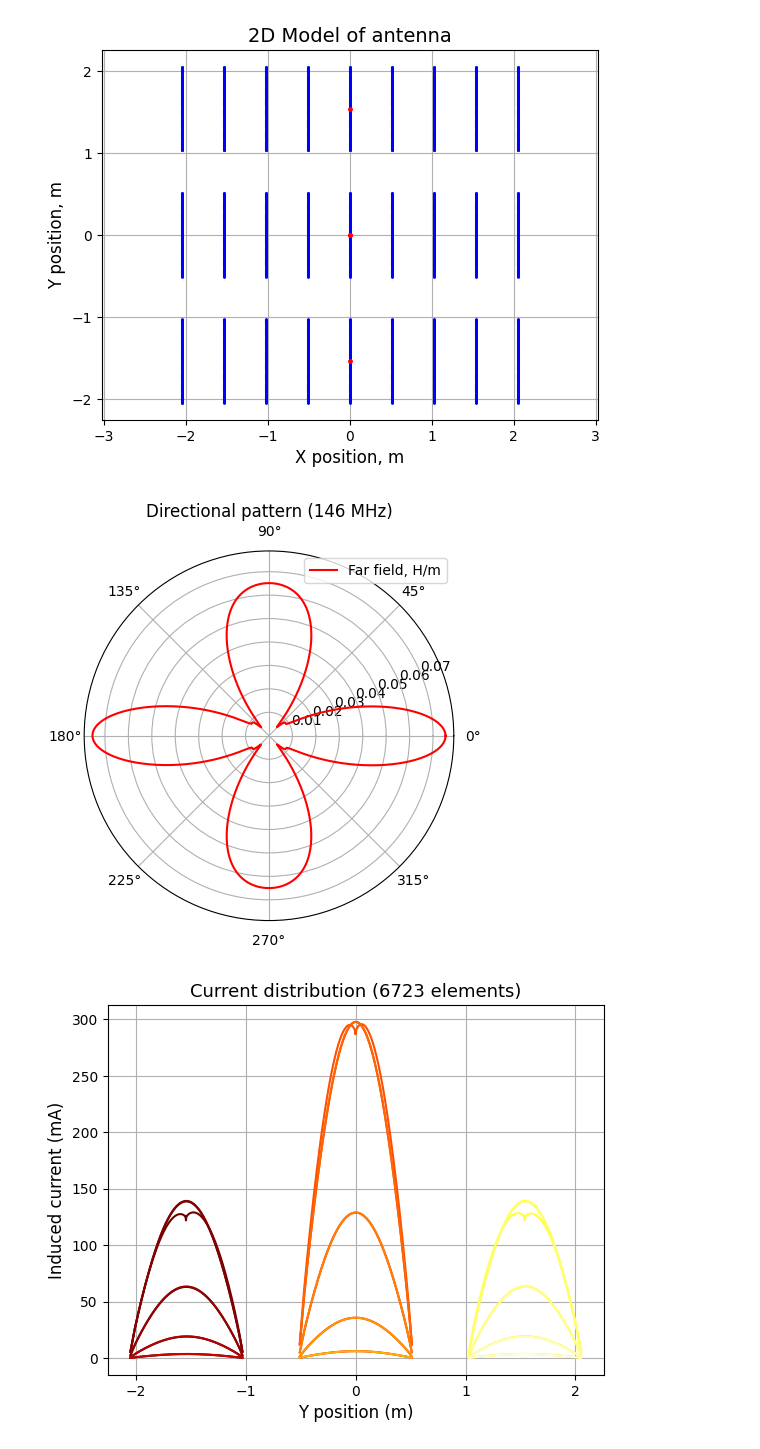
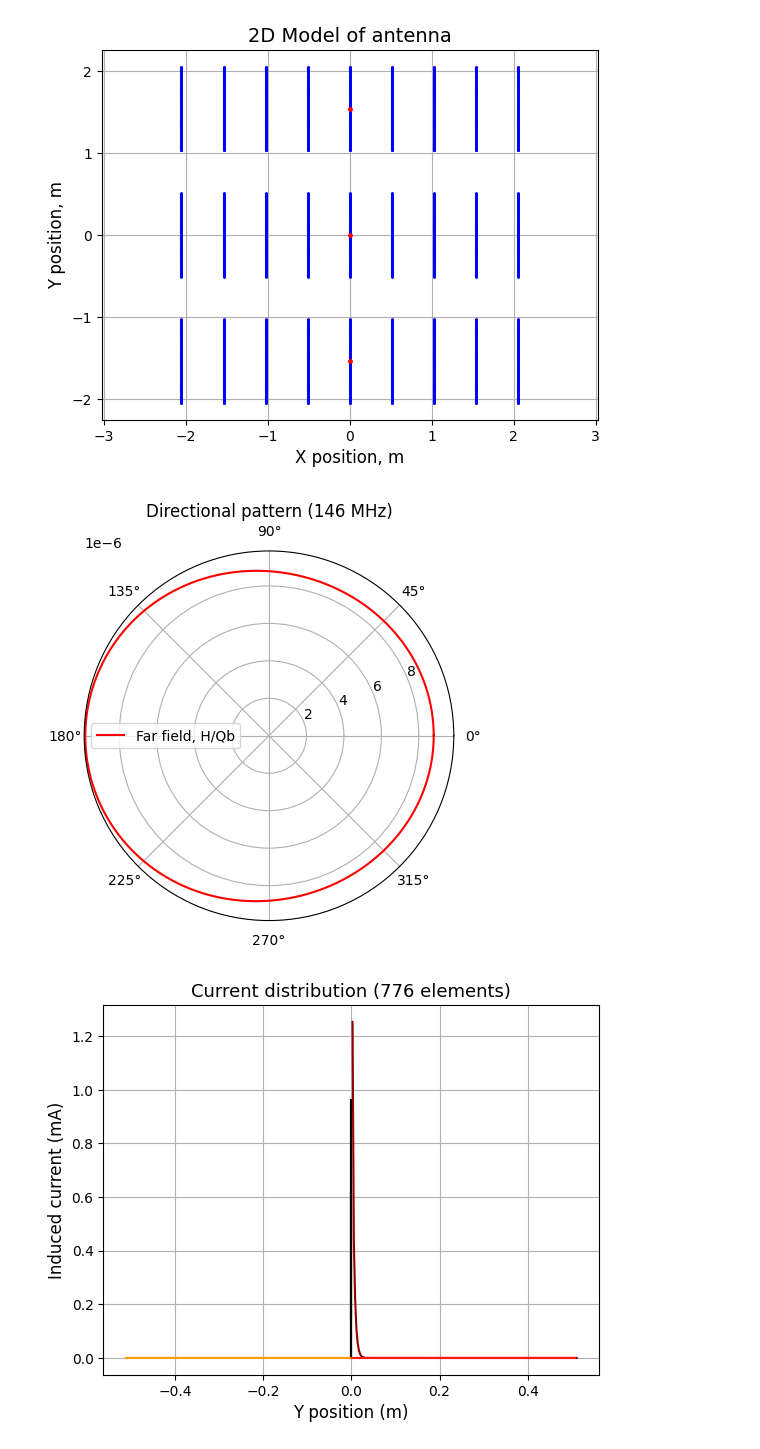
Before and after one commit to Sh4DowBurn/Method-of-Moments-for-antennas, a Jupyter notebook: 2D_EFIE/test1.ipynb, the cells around one changed output. Saved outputs shown, nothing was run; the diff lists cells and outputs as text; code cells hidden in the pictures.

Commit message:
changed structure

```diff
--- a/2D_EFIE/test1.ipynb
+++ b/2D_EFIE/test1.ipynb
@@ -1,5 +1,4 @@
 # %%
-
 import EFIE_solver_2D as efie
 import geometry_2D as gm
 import numpy as np
@@ -7,6 +6,7 @@ light_speed, mu0, eps0 = 299792458., 4*np.pi*1e-7, 8.854e-12
 frequency = 1e6 * 146
 omega = 2 * np.pi * frequency
 incident_voltage = 10
+radius = 3.175e-3
 
 class antenna:
     def __init__(self, position, angle, length, source_position, radius):
@@ -17,7 +17,7 @@ class antenna:
         self.radius = radius
 
 wavelength = light_speed / frequency
-delta_r = wavelength/ 5e2
+delta_r = wavelength / 1e2 #! delta_r > wavelength / 1e2 is fck kidding
 
 n_x, n_y = 9, 3
 pos, length, radii, angle, source = [], np.full(n_x * n_y, wavelength/2), np.full(n_x * n_y, 3.175e-3), np.full(n_x * n_y, np.pi/2), np.array([[0.0, 0.0], [0.0, 0.75*wavelength], [0.0, -0.75*wavelength]])
@@ -28,3 +28,6 @@ for i in range(n_y):
         pos.append([x_ij, y_ij])
 pos = np.array(pos)
 test = antenna(pos, angle, length, source, radii)
+# %%
+polychain = np.array([[0.0, 0.0], [wavelength/4, 0.0], [0.0, wavelength/4], [-wavelength/4, 0.0], [0.0, -wavelength/4], [wavelength/4, -wavelength/4]])
+source = np.array([[wavelength/8, 0.0]])
@@ -31,17 +39,23 @@ test = antenna(pos, angle, length, source, radii)
 # %%
-R_block, R = gm.calculate_positions(antenna=test, delta_r=delta_r)
+R_block, R = gm.calculate_positions(antenna=test, structure_type='antenna', delta_r=delta_r)
 gm.plot_antenna(R_block=R_block, R=R, antenna=test, delta_r=delta_r)
 # %% [output]
 [figure]
 # %%
-current = efie.calculate_currents(test, incident_voltage, frequency, delta_r)
+rad = np.full(len(polychain)-1, radius)
+ang = np.zeros(len(polychain)-1)
+for i in range(len(polychain)-1):
+    dy = polychain[i+1, 1] - polychain[i, 1]
+    dx = polychain[i+1, 0] - polychain[i, 0]
+    ang[i] = np.arctan2(dy, dx)
+current = efie.calculate_currents(R_block=R_block, angles=ang, radii=rad, source_positions=test.source_position, incident_field=incident_voltage, frequency=frequency, delta_r=delta_r)
 E_total, angles = efie.directional_pattern(current=current, R=R, delta_r=delta_r, frequency=frequency)
 gm.dp(E_total, angles)
 gm.current_disribution_together(R_block, current)
 gm.current_distribution_2d(R, current)
 # %% [output]
-[figure, old version]
+[figure, new version]
-[figure, old version]
+[figure, new version]
 # %%
 import numpy as np
 import pyswarms as ps
```
Also changed, not shown: parts of 5 cells of this notebook, 15 other files.
